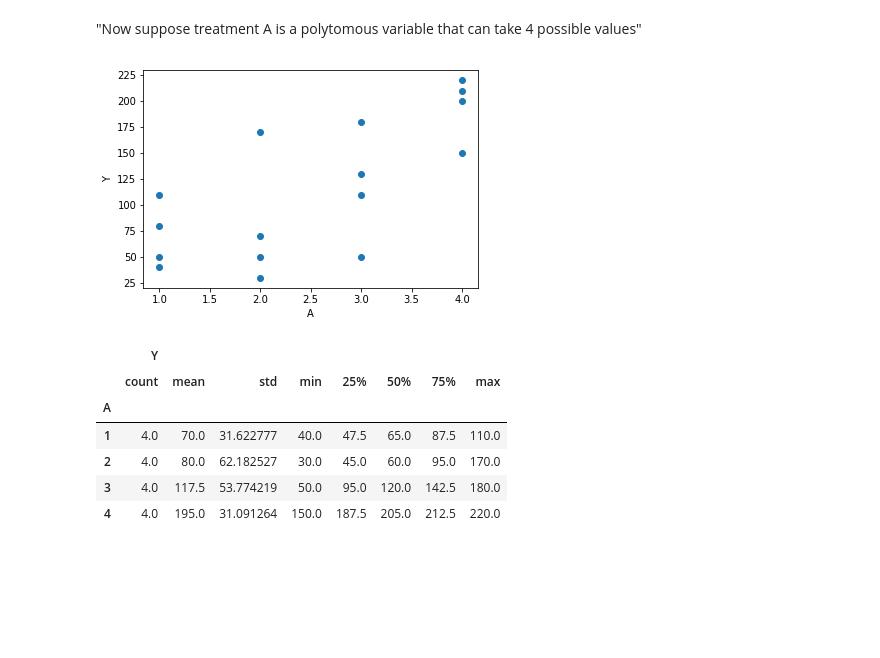
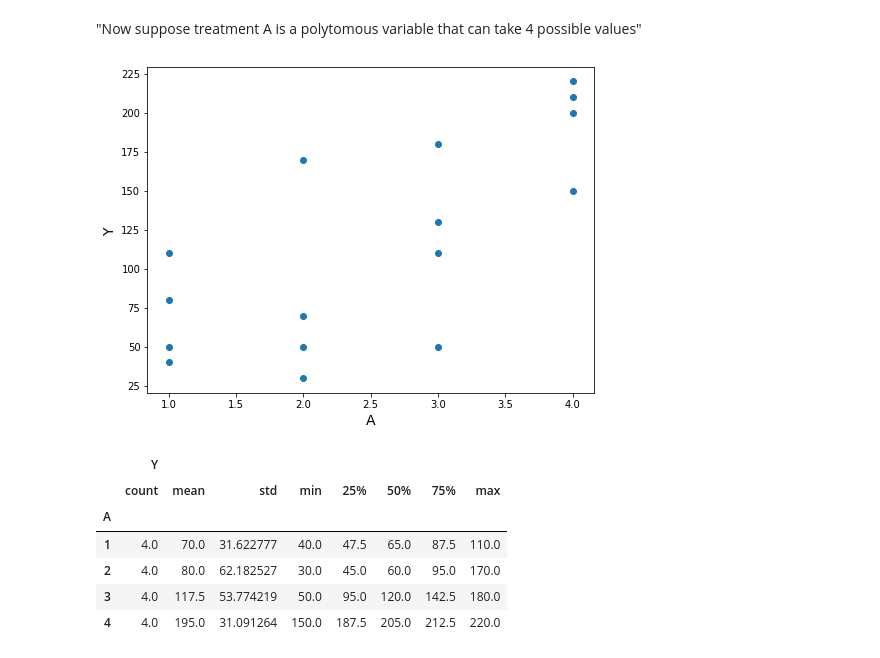
Before and after one commit to jrfiedler/causal_inference_python_code, a Jupyter notebook: chapter11.ipynb, the cells around one changed output. Cells and saved outputs as stored; diff of their text form; code cells hidden in the pictures; blank space fills up the shorter version.

```diff
--- a/chapter11.ipynb
+++ b/chapter11.ipynb
@@ -55,13 +55,13 @@ df2 = pd.DataFrame({
     ]
 })
 # %%
-fig, ax = plt.subplots()
+fig, ax = plt.subplots(figsize=(8, 6))
 
 ax.scatter(df2['A'], df2['Y'])
-ax.set_xlabel('A')
-ax.set_ylabel('Y');
+ax.set_xlabel('A', fontsize=14)
+ax.set_ylabel('Y', fontsize=14);
 # %% [output]
-[figure, old version]
+[figure, new version]
 # %%
 df2.groupby('A').describe()
 # %% [output]
```
Also changed, not shown: parts of 14 cells of this notebook, 6 other files.
